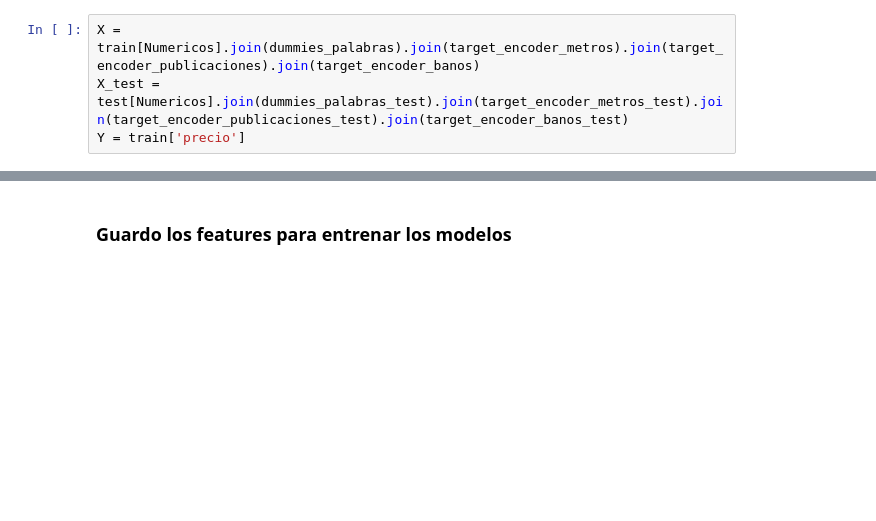
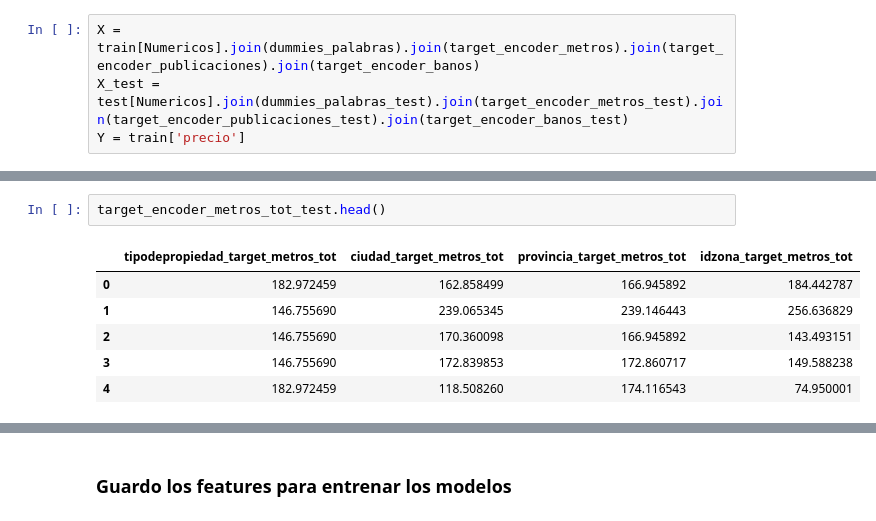
Before and after one commit to luctiz/Grupo43-TP2, a Jupyter notebook: TP2.ipynb, the cells around one changed output, grey strips where cells are left out. Drawn from its saved outputs; the diff is of its cells as text; blank space fills up the shorter version.

```diff
--- a/TP2.ipynb
+++ b/TP2.ipynb
@@ -554,0 +561,9 @@ RF_mae_score2
+# %%
+target_encoder_metros_tot_test.head()
+# %% [output]
+|  | tipodepropiedad_target_metros_tot | ciudad_target_metros_tot | provincia_target_metros_tot | idzona_target_metros_tot |
+| 0 | 182.972459 | 162.858499 | 166.945892 | 184.442787 |
+| 1 | 146.755690 | 239.065345 | 239.146443 | 256.636829 |
+| 2 | 146.755690 | 170.360098 | 166.945892 | 143.493151 |
+| 3 | 146.755690 | 172.839853 | 172.860717 | 149.588238 |
+| 4 | 182.972459 | 118.508260 | 174.116543 | 74.950001 |
```
Also changed, not shown: parts of 15 cells of this notebook.
